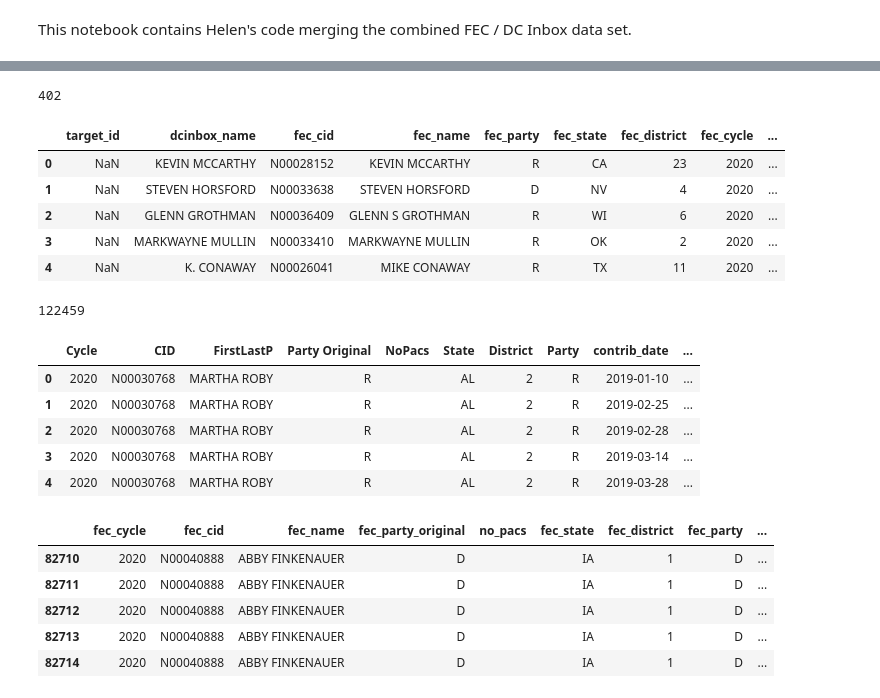
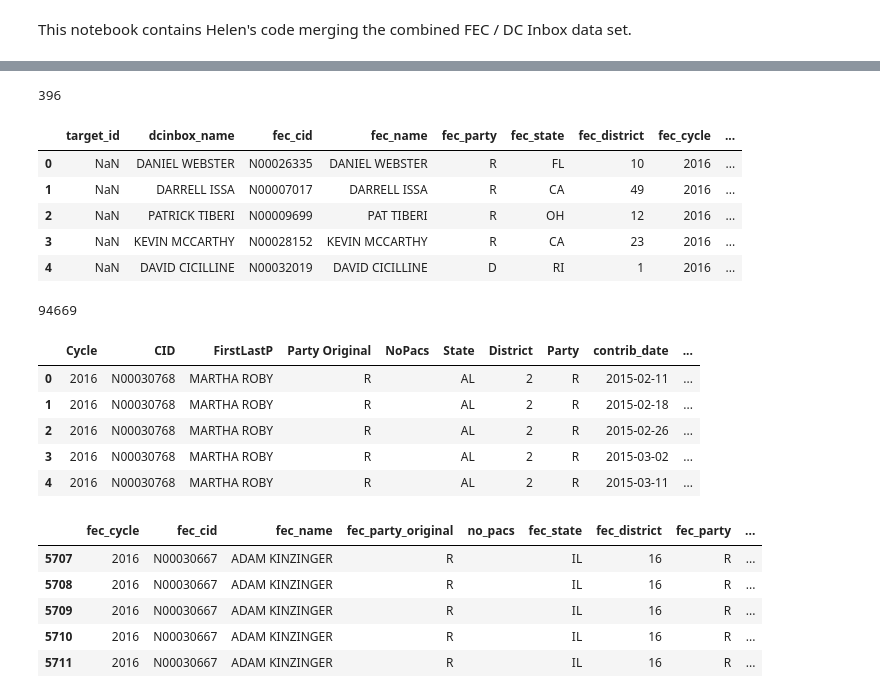
Before and after one commit to marobinette/cfd-project-ds1, a Jupyter notebook: notebooks/Matched_Politicians_Dataset_Creation.ipynb, the cells around one changed output, grey strips where cells are left out. Saved outputs shown, nothing was run; the diff lists cells and outputs as text; code cells hidden in the pictures.

```diff
--- a/notebooks/Matched_Politicians_Dataset_Creation.ipynb
+++ b/notebooks/Matched_Politicians_Dataset_Creation.ipynb
@@ -89,7 +89,7 @@ column_names = ["target_id", "dcinbox_name", "fec_cid", "fec_name",
                 "similarity_score", "matched_scorer"]
 
 matched_pols_df = pd.read_csv(
-    "../data/matched/matched_politicians_2020_test.csv",
+    "../data/matched/matched_politicians_2016_75.csv",
     encoding = "latin1",
     quotechar = '"',   # Make sure actual quotation marks in newsletters are handled right
     names = column_names,
@@ -99,18 +99,18 @@ matched_pols_df = pd.read_csv(
 print(len(matched_pols_df))
 matched_pols_df.head()
 # %% [output]
-402
+396
 |  | target_id | dcinbox_name | fec_cid | fec_name | fec_party | fec_state | fec_district | fec_cycle | ... |
-| 0 | NaN | KEVIN MCCARTHY | N00028152 | KEVIN MCCARTHY | R | CA | 23 | 2020 | ... |
-| 1 | NaN | STEVEN HORSFORD | N00033638 | STEVEN HORSFORD | D | NV | 4 | 2020 | ... |
-| 2 | NaN | GLENN GROTHMAN | N00036409 | GLENN S GROTHMAN | R | WI | 6 | 2020 | ... |
-| 3 | NaN | MARKWAYNE MULLIN | N00033410 | MARKWAYNE MULLIN | R | OK | 2 | 2020 | ... |
-| 4 | NaN | K. CONAWAY | N00026041 | MIKE CONAWAY | R | TX | 11 | 2020 | ... |
+| 0 | NaN | DANIEL WEBSTER | N00026335 | DANIEL WEBSTER | R | FL | 10 | 2016 | ... |
+| 1 | NaN | DARRELL ISSA | N00007017 | DARRELL ISSA | R | CA | 49 | 2016 | ... |
+| 2 | NaN | PATRICK TIBERI | N00009699 | PAT TIBERI | R | OH | 12 | 2016 | ... |
+| 3 | NaN | KEVIN MCCARTHY | N00028152 | KEVIN MCCARTHY | R | CA | 23 | 2016 | ... |
+| 4 | NaN | DAVID CICILLINE | N00032019 | DAVID CICILLINE | D | RI | 1 | 2016 | ... |
 # %%
 # Read in the summarized FEC candidate contributions file
 
 cand_contribs_raw_df = pd.read_csv(
-    "../data/fec/candidate_contributions_2020_test.csv",
+    "../data/fec/candidate_contributions_2016.csv",
     encoding = "latin1"
 )
 
@@ -121,13 +121,13 @@ cand_contribs_raw_df = cand_contribs_raw_df.drop(columns=['DistIDRunFor', 'DistI
 print(len(cand_contribs_raw_df))
 cand_contribs_raw_df.head()
 # %% [output]
-122459
+94669
 |  | Cycle | CID | FirstLastP | Party Original | NoPacs | State | District | Party | contrib_date | ... |
-| 0 | 2020 | N00030768 | MARTHA ROBY | R |  | AL | 2 | R | 2019-01-10 | ... |
-| 1 | 2020 | N00030768 | MARTHA ROBY | R |  | AL | 2 | R | 2019-02-25 | ... |
-| 2 | 2020 | N00030768 | MARTHA ROBY | R |  | AL | 2 | R | 2019-02-28 | ... |
-| 3 | 2020 | N00030768 | MARTHA ROBY | R |  | AL | 2 | R | 2019-03-14 | ... |
-| 4 | 2020 | N00030768 | MARTHA ROBY | R |  | AL | 2 | R | 2019-03-28 | ... |
+| 0 | 2016 | N00030768 | MARTHA ROBY | R |  | AL | 2 | R | 2015-02-11 | ... |
+| 1 | 2016 | N00030768 | MARTHA ROBY | R |  | AL | 2 | R | 2015-02-18 | ... |
+| 2 | 2016 | N00030768 | MARTHA ROBY | R |  | AL | 2 | R | 2015-02-26 | ... |
+| 3 | 2016 | N00030768 | MARTHA ROBY | R |  | AL | 2 | R | 2015-03-02 | ... |
+| 4 | 2016 | N00030768 | MARTHA ROBY | R |  | AL | 2 | R | 2015-03-11 | ... |
 # %%
 # Add averages for year and month to data frame (for normalizing later)
 
@@ -151,8 +151,8 @@ cand_contribs_raw_df["contrib_amount"] = cand_contribs_raw_df["contrib_amount"].
 cand_contribs_raw_df["contrib_date"] = pd.to_datetime(cand_contribs_raw_df["contrib_date"])
 
 # Define the full date range
-start_date = pd.Timestamp("2019-01-03")
-end_date = pd.Timestamp("2021-01-02")
+start_date = pd.Timestamp("2015-01-03")
+end_date = pd.Timestamp("2017-01-02")
 num_days = (end_date - start_date).days + 1  # inclusive
 
 # Filter to target period
@@ -202,38 +202,38 @@ cand_contribs_df = cand_contribs_df.merge(
     monthly_stats[['fec_name', 'fec_cycle', 'fec_state', 'fec_district', 'fec_party', 'month_start',
                    'avg_month_daily_contrib_count', 'avg_month_daily_contrib_amount']],
     on=['fec_name', 'fec_cycle', 'fec_state', 'fec_district', 'fec_party', 'month_start'],
     how='left'
 )
 
 # Calculate to-date daily averages
 cand_contribs_df = cand_contribs_df.sort_values(
     ['fec_name', 'fec_cycle', 'fec_state', 'fec_district', 'fec_party', 'contrib_date']
 ).copy()
 
 cand_contribs_df['days_since_start'] = (cand_contribs_df['contrib_date'] - start_date).dt.days + 1
 
 cand_contribs_df['cumsum_contrib_count'] = cand_contribs_df.groupby(
     ['fec_name', 'fec_cycle', 'fec_state', 'fec_district', 'fec_party']
 )['contrib_count'].cumsum()
 
 cand_contribs_df['cumsum_contrib_amount'] = cand_contribs_df.groupby(
     ['fec_name', 'fec_cycle', 'fec_state', 'fec_district', 'fec_party']
 )['contrib_amount'].cumsum()
 
 cand_contribs_df['avg_daily_contrib_count_td'] = cand_contribs_df['cumsum_contrib_count'] / cand_contribs_df['days_since_start']
 cand_contribs_df['avg_daily_contrib_amount_td'] = cand_contribs_df['cumsum_contrib_amount'] / cand_contribs_df['days_since_start']
 
 # Drop temporary columns
 cand_contribs_df = cand_contribs_df.drop(columns=['cumsum_contrib_count', 'cumsum_contrib_amount', 'days_since_start'])
 
 cand_contribs_df.head()
 # %% [output]
 |  | fec_cycle | fec_cid | fec_name | fec_party_original | no_pacs | fec_state | fec_district | fec_party | ... |
-| 82710 | 2020 | N00040888 | ABBY FINKENAUER | D |  | IA | 1 | D | ... |
-| 82711 | 2020 | N00040888 | ABBY FINKENAUER | D |  | IA | 1 | D | ... |
-| 82712 | 2020 | N00040888 | ABBY FINKENAUER | D |  | IA | 1 | D | ... |
-| 82713 | 2020 | N00040888 | ABBY FINKENAUER | D |  | IA | 1 | D | ... |
-| 82714 | 2020 | N00040888 | ABBY FINKENAUER | D |  | IA | 1 | D | ... |
+| 5707 | 2016 | N00030667 | ADAM KINZINGER | R |  | IL | 16 | R | ... |
+| 5708 | 2016 | N00030667 | ADAM KINZINGER | R |  | IL | 16 | R | ... |
+| 5709 | 2016 | N00030667 | ADAM KINZINGER | R |  | IL | 16 | R | ... |
+| 5710 | 2016 | N00030667 | ADAM KINZINGER | R |  | IL | 16 | R | ... |
+| 5711 | 2016 | N00030667 | ADAM KINZINGER | R |  | IL | 16 | R | ... |
 # %%
 # Add text-parsing columns to dc inbox df, including word count, fundraising term count, and
 # ratio of fundraising terms found to total words
```
Also changed, not shown: parts of 10 cells of this notebook, 1 other file.
